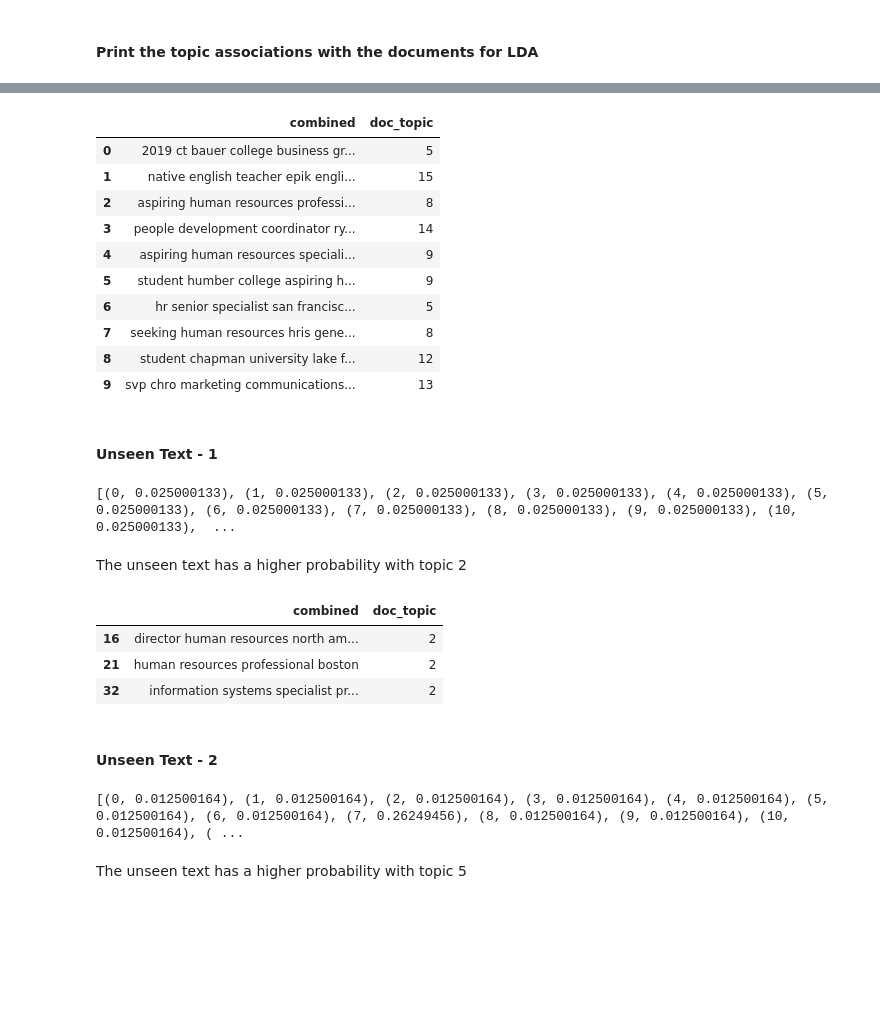
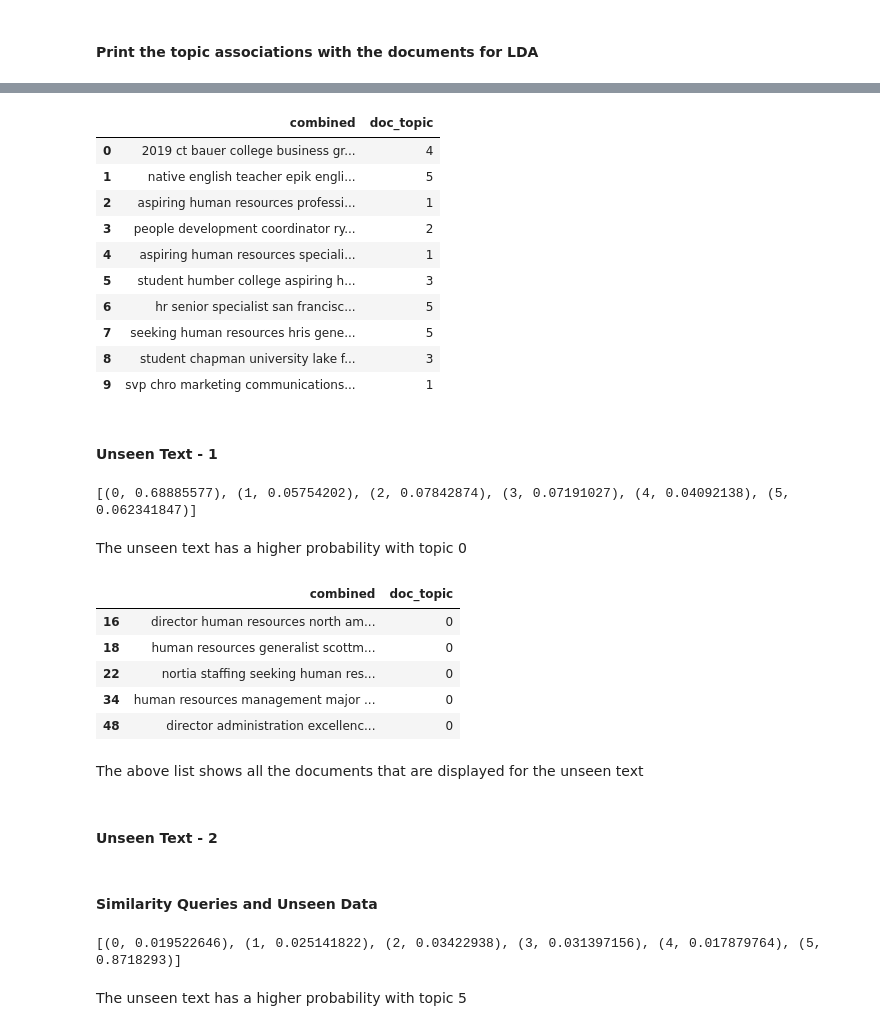
Before and after one commit to bjjv/Sb-DataScience-Mar21, a Jupyter notebook: CapstoneProject3/notebook/02_preprocessing_and_training_BinduJ.ipynb, the cells around one changed output, grey strips where cells are left out. Saved outputs shown, nothing was run; the diff lists cells and outputs as text; code cells hidden in the pictures; blank space fills up the shorter version.

```diff
--- a/CapstoneProject3/notebook/02_preprocessing_and_training_BinduJ.ipynb
+++ b/CapstoneProject3/notebook/02_preprocessing_and_training_BinduJ.ipynb
@@ -13,7 +13,7 @@ from gensim.models.tfidfmodel import TfidfModel
 import warnings
 warnings.filterwarnings("ignore")
 # %%
-data = pd.read_csv('../data/data_cleaned_final.csv')
+data = pd.read_csv('../data/data_cleaned_3.csv')
 
 pd.set_option('display.max_colwidth',None)
 data.head()
@@ -544,6 +511,21 @@ The last step is to find the optimal number of topics.We need to build many LDA
 # %%
 import pyLDAvis
 import pyLDAvis.gensim_models as gensimvis
+# %%
+# Set training parameters.
+num_topics = 6
+passes = 20
+iterations = 400
+eval_every = None  # Don't evaluate model perplexity, takes too much time.
+
+ldamodel_final = LdaModel(corpus_tfidf,
+               id2word=dictionary,
+               num_topics=num_topics,
+               passes = passes,
+               alpha='auto',
+               eta='auto',
+               iterations=iterations,
+               random_state=1)
 # %%
 pyLDAvis.enable_notebook()
 
@@ -614,37 +598,39 @@ def get_max(doc):
         idx,l = zip(*doc)
         return idx[np.argmax(l)]
 
-data['doc_topic'] = [get_max(doc) for doc in ldamodel.get_document_topics(bow_corpus)]
+data['doc_topic'] = [get_max(doc) for doc in ldamodel_final.get_document_topics(corpus_tfidf)]
 # %%
 df1 = data[['combined', 'doc_topic']]
 df1.head(10)
 # %% [output]
 |  | combined | doc_topic |
-| 0 | 2019 ct bauer college business gr... | 5 |
-| 1 | native english teacher epik engli... | 15 |
-| 2 | aspiring human resources professi... | 8 |
-| 3 | people development coordinator ry... | 14 |
-| 4 | aspiring human resources speciali... | 9 |
-| 5 | student humber college aspiring h... | 9 |
+| 0 | 2019 ct bauer college business gr... | 4 |
+| 1 | native english teacher epik engli... | 5 |
+| 2 | aspiring human resources professi... | 1 |
+| 3 | people development coordinator ry... | 2 |
+| 4 | aspiring human resources speciali... | 1 |
+| 5 | student humber college aspiring h... | 3 |
 | 6 | hr senior specialist san francisc... | 5 |
-| 7 | seeking human resources hris gene... | 8 |
-| 8 | student chapman university lake f... | 12 |
-| 9 | svp chro marketing communications... | 13 |
+| 7 | seeking human resources hris gene... | 5 |
+| 8 | student chapman university lake f... | 3 |
+| 9 | svp chro marketing communications... | 1 |
 # %% [markdown]
 #### Unseen Text - 1
 # %%
 test_doc = 'aspiring human resources'
 bow_test_doc = dictionary.doc2bow(test_doc.split())
 
-print(ldamodel.get_document_topics(bow_test_doc))
+print(ldamodel_final.get_document_topics(bow_test_doc))
 # %% [output]
-[(0, 0.025000133), (1, 0.025000133), (2, 0.025000133), (3, 0.025000133), (4, 0.025000133), (5, 0.025000133), (6, 0.025000133), (7, 0.025000133), (8, 0.025000133), (9, 0.025000133), (10, 0.025000133),  ...
+[(0, 0.68885577), (1, 0.05754202), (2, 0.07842874), (3, 0.07191027), (4, 0.04092138), (5, 0.062341847)]
 # %% [markdown]
-The unseen text has a higher probability with topic 2
+The unseen text has a higher probability with topic 0
 # %%
-df1.loc[df1['doc_topic'] == 2]
+df1.loc[df1['doc_topic'] == 0]
 # %% [output]
 |  | combined | doc_topic |
-| 16 | director human resources north am... | 2 |
-| 21 | human resources professional boston | 2 |
-| 32 | information systems specialist pr... | 2 |
+| 16 | director human resources north am... | 0 |
+| 18 | human resources generalist scottm... | 0 |
+| 22 | nortia staffing seeking human res... | 0 |
+| 34 | human resources management major ... | 0 |
+| 48 | director administration excellenc... | 0 |
@@ -653,9 +637,6 @@ The above list shows all the documents that are displayed for the unseen text
+# %% [markdown]
+The above list shows all the documents that are displayed for the unseen text
 # %% [markdown]
 #### Unseen Text - 2
-# %%
-unseen_text = "seeking english teacher"
-bow_unseen = dictionary.doc2bow(unseen_text.split())
-
-print(ldamodel.get_document_topics(bow_unseen))
-# %% [output]
-[(0, 0.012500164), (1, 0.012500164), (2, 0.012500164), (3, 0.012500164), (4, 0.012500164), (5, 0.012500164), (6, 0.012500164), (7, 0.26249456), (8, 0.012500164), (9, 0.012500164), (10, 0.012500164), ( ...
+# %% [markdown]
+#### Similarity Queries and Unseen Data
@@ -662,3 +646,10 @@ print(ldamodel.get_document_topics(bow_unseen))
+# %%
+doc = "Seeking english teacher"
+vec_bow = dictionary.doc2bow(doc.lower().split())
+vec_lda = ldamodel_final[vec_bow]  # convert the query to LSI space
+print(vec_lda)
+# %% [output]
+[(0, 0.019522646), (1, 0.025141822), (2, 0.03422938), (3, 0.031397156), (4, 0.017879764), (5, 0.8718293)]
 # %% [markdown]
 The unseen text has a higher probability with topic 5
 # %%
```
Also changed, not shown: parts of 88 cells of this notebook.
